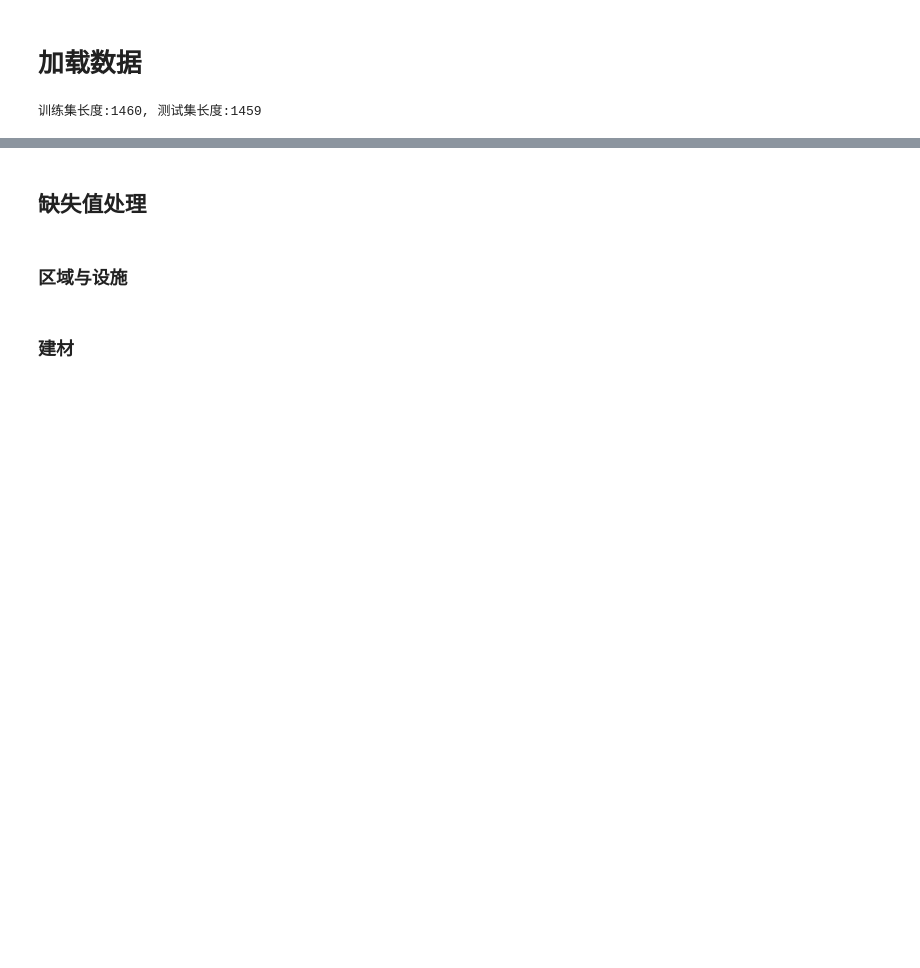
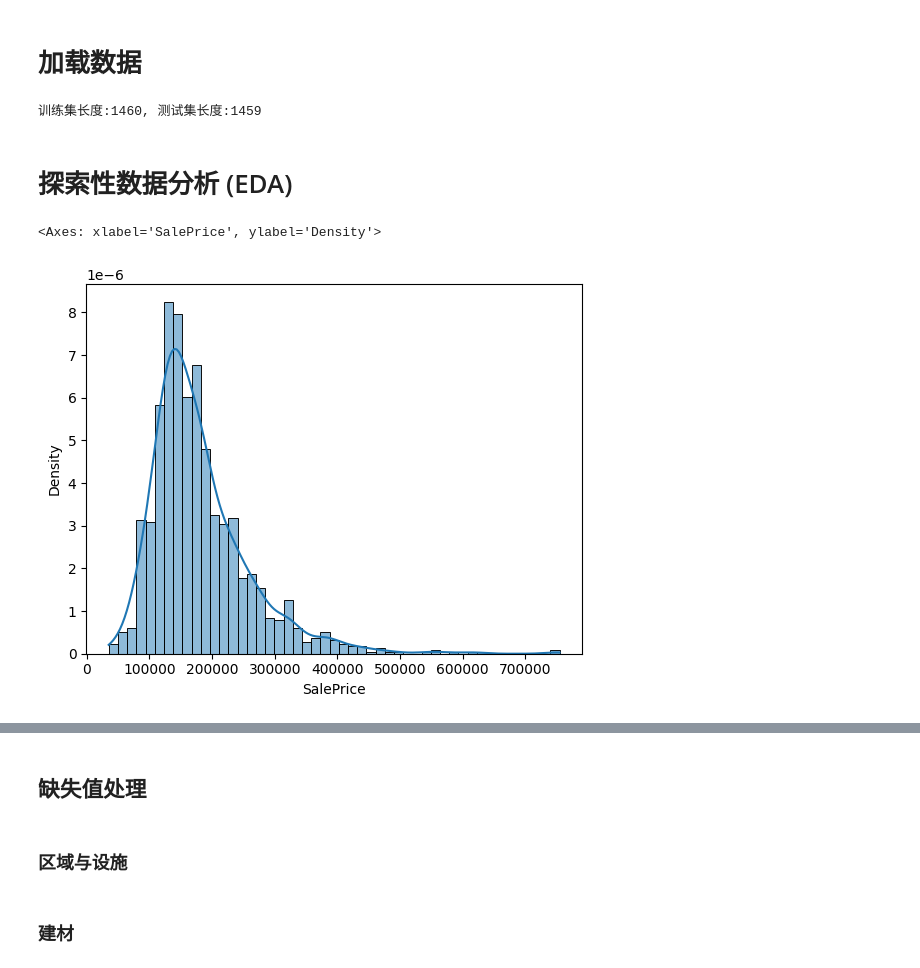
Before and after one commit to YiliaQiu/Kaggle, a Jupyter notebook: house_pricing/main.ipynb, the cells around one changed output, grey strips where cells are left out. Saved outputs shown, nothing was run; the diff lists cells and outputs as text; code cells hidden in the pictures; blank space fills up the shorter version.

```diff
--- a/house_pricing/main.ipynb
+++ b/house_pricing/main.ipynb
@@ -12,3 +20,10 @@ print(f"训练集长度:{len(train_df)}, 测试集长度:{len(test_df)}")
 # print(train_df.head())
 # %% [output]
 训练集长度:1460, 测试集长度:1459
+# %% [markdown]
+# 探索性数据分析 (EDA)
+# %%
+sns.histplot(train_df['SalePrice'], kde=True, stat="density") # 左偏分布，最右边为部分豪宅
+# %% [output]
+<Axes: xlabel='SalePrice', ylabel='Density'>
+[figure, added]
```
Also changed, not shown: parts of 46 cells of this notebook.
